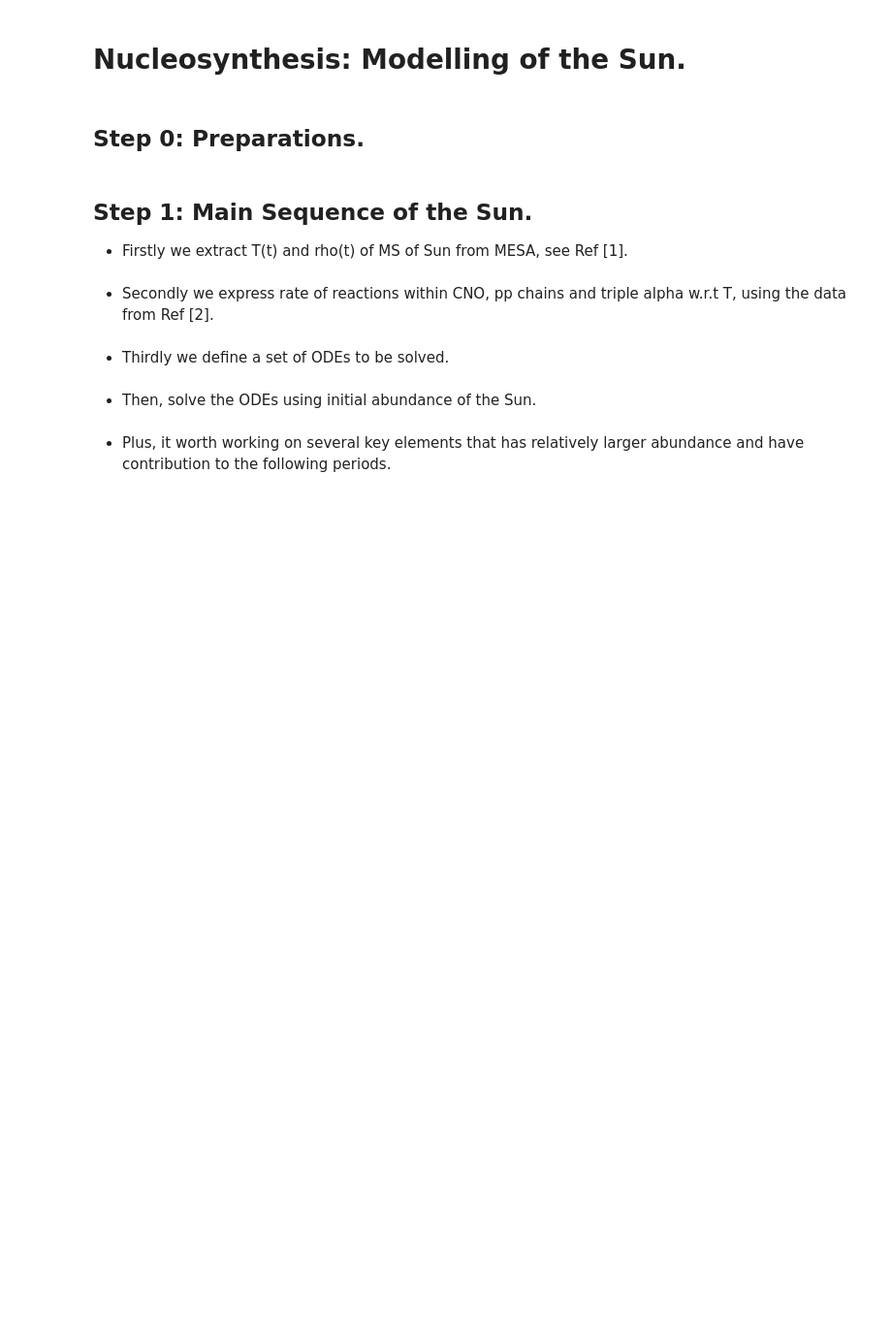
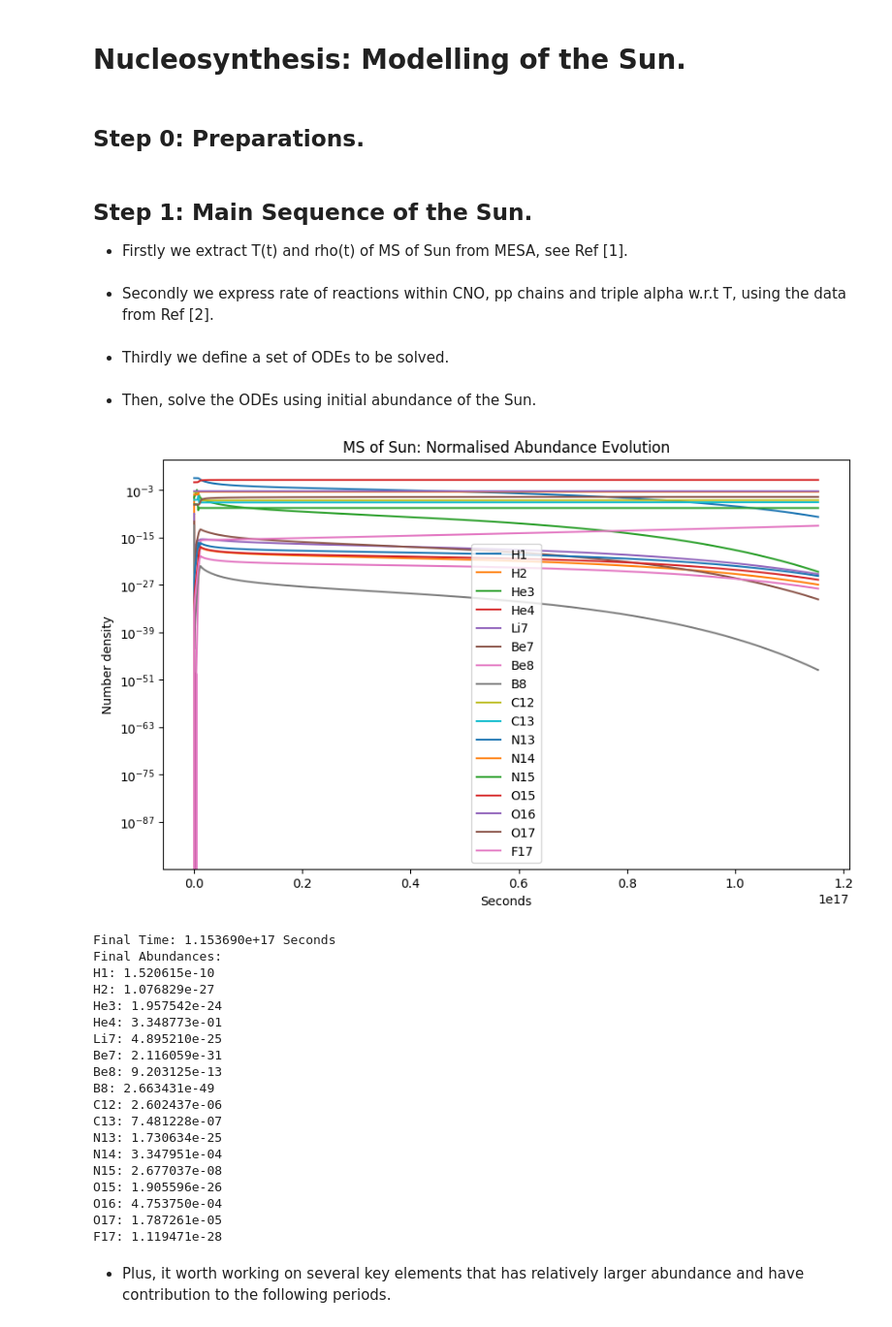
Before and after one commit to PranavHN/PHAS0052-Physics_Group_Project, a Jupyter notebook: Code/Pranav code.ipynb, the cells around one changed output. Shown at 97% size. Drawn from its saved outputs; the diff is of its cells as text; code cells hidden in the pictures; blank space fills up the shorter version.

```diff
--- a/Code/Pranav code.ipynb
+++ b/Code/Pranav code.ipynb
@@ -614,34 +605,55 @@ t_end   = 3.154e17
 
 #solve the odes using solve_ivp.
 #sols = solve_ivp(diffEqs, (t_start, t_end), initialAbundances, args=(elemChart,), method='BDF', rtol=1e-8, atol=1e-20)
 sols = solve_ivp(diffEqs, (t_start, t_end), initialAbundances, args=(elemChart,elementMasses,), method='BDF', rtol=1e-10, atol=1e-22, max_step=1e14)
 
 # Present the results.
 fig, ax = plt.subplots(1, 1, figsize=(10, 6))
 
 for key in elemChart.keys():
     ax.plot(sols.t, sols.y[elemChart[key]]/1e25, label=key)
 
 #ax.set_xscale('log')
 ax.set_yscale('log')
 ax.set_xlabel('Seconds')
 ax.set_ylabel('Number density')
 ax.legend()
 ax.set_title('MS of Sun: Normalised Abundance Evolution')
-ax.set_ylim(1e-35, 1)
+# ax.set_ylim(1e-35, 1)
 plt.show()
 
 # Ensure that the ODE solution exists before trying to access it
 if 'sols' in globals() and hasattr(sols, 't') and hasattr(sols, 'y'):
     final_time = sols.t[-1]  # Extract the final time step
     final_values = sols.y[:, -1]/1e25  # Extract the final step values,normalised
 
     print(f"Final Time: {final_time:.6e} Seconds")
     print("Final Abundances:")
     for element, index in elemChart.items():
         print(f"{element}: {final_values[index]:.6e}")
 else:
     print("Error: 'sols' is not properly defined. Ensure solve_ivp has been executed successfully.")
+# %% [output]
+[figure, added]
+Final Time: 1.153690e+17 Seconds
+Final Abundances:
+H1: 1.520615e-10
+H2: 1.076829e-27
+He3: 1.957542e-24
+He4: 3.348773e-01
+Li7: 4.895210e-25
+Be7: 2.116059e-31
+Be8: 9.203125e-13
+B8: 2.663431e-49
+C12: 2.602437e-06
+C13: 7.481228e-07
+N13: 1.730634e-25
+N14: 3.347951e-04
+N15: 2.677037e-08
+O15: 1.905596e-26
+O16: 4.753750e-04
+O17: 1.787261e-05
+F17: 1.119471e-28
 # %% [markdown]
 - Plus, it worth working on several key elements that has relatively larger abundance and have contribution to the following periods.
 # %%
```
Also changed, not shown: parts of 17 cells of this notebook.
